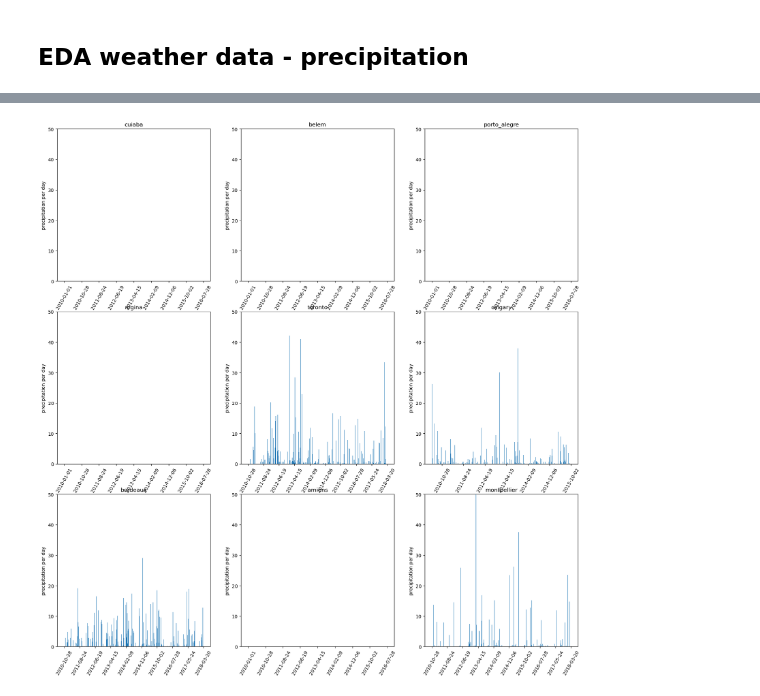
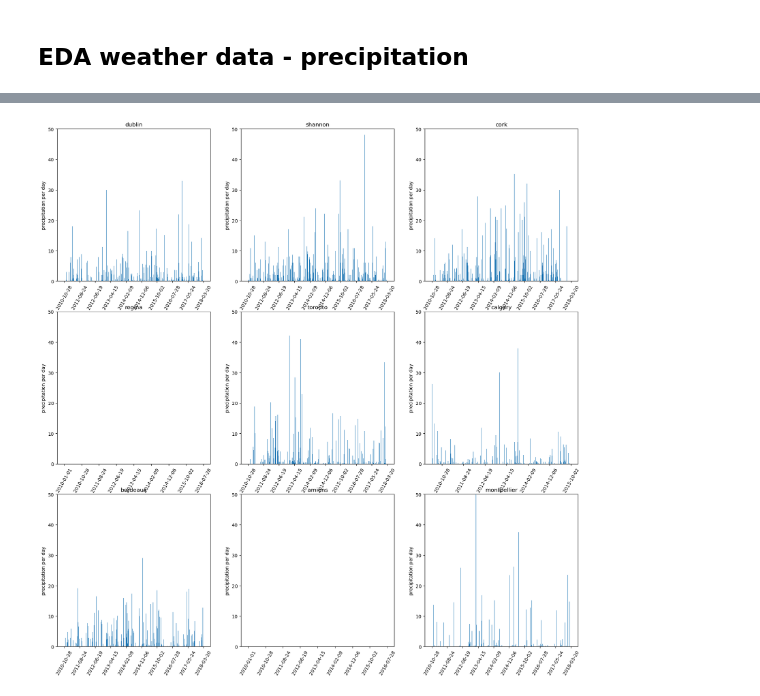
Before and after one commit to ElnazSaeidi/capstone-project-AEJS, a Jupyter notebook: weather_data_anja.ipynb, the cells around one changed output, grey strips where cells are left out. Saved outputs shown, nothing was run; the diff lists cells and outputs as text; code cells hidden in the pictures.

Commit message:
actualization of  the files Crop_Data_Anja.ipynb and weather_data_anja.ipynb

```diff
--- a/weather_data_anja.ipynb
+++ b/weather_data_anja.ipynb
@@ -278,9 +279,9 @@ tavg_df_month=tavg_df_month.drop('weather_date_day', axis='columns')
 #renaming the columns by using a dictionary
 
 city_station={
-    '83362':'cuiaba',
-    '82191':'belem',
-    '83967':'porto_alegre',
+    '03969':'dublin',
+    '03962':'shannon',
+    '03955':'cork',
     '71863':'regina',
     '71508':'toronto',
     '71877':'calgary',
@@ -439,7 +440,7 @@ for city in cities:
 #defining a new dataframe that contains the average temperature of all weather stations
 
 #dropping columns
-prec_df_brazil=weather_df_brazil.drop(['weather_tavg','weather_tmin','weather_tmax','weather_snow','weather_wdir','weather_wspd','weather_wpgt','weather_pres','weather_tsun'], axis='columns')
+prec_df_ire=weather_df_ire.drop(['weather_tavg','weather_tmin','weather_tmax','weather_snow','weather_wdir','weather_wspd','weather_wpgt','weather_pres','weather_tsun'], axis='columns')
 
 prec_df_can=weather_df_can.drop(['weather_tavg','weather_tmin','weather_tmax','weather_snow','weather_wdir','weather_wspd','weather_wpgt','weather_pres','weather_tsun'], axis='columns')
 
@@ -447,7 +448,7 @@ prec_df_fran=weather_df_fran.drop(['weather_tavg','weather_tmin','weather_tmax',
 
 #defining a large dataframe
 
-prec_df=pd.concat([prec_df_brazil,prec_df_can,prec_df_fran])
+prec_df=pd.concat([prec_df_ire,prec_df_can,prec_df_fran])
 prec_df
 # %% [output]
 |  | weather_date | weather_prcp | station |
@@ -466,14 +467,14 @@ prec_df
 # %%
 #creating an empty data frame including the weather_date to add the data of the other stations later
 
-prec_df_cuiaba=prec_df_brazil[prec_df_brazil['station']=='83362']
-prec_df_all=prec_df_cuiaba.drop(['station'], axis='columns')
+prec_df_dublin=prec_df_ire[prec_df_ire['station']=='03969']
+prec_df_all=prec_df_dublin.drop(['station'], axis='columns')
 prec_df_all
 
 #filtering the complete data set for the weather stations
 #adding the temperature data to the new dataset to have the temperature for each station in a column
 
-stations=['83362','82191','83967','71863','71508','71877','07510','07059','07643']
+stations=['03969','03962','03955','71863','71508','71877','07510','07059','07643']
 
 for station in stations:
        prec_df_temp=prec_df[prec_df['station']==station]
@@ -520,9 +521,9 @@ prec_df_month=prec_df_month.drop('weather_date_day', axis='columns')
 #renaming the columns by using a dictionary
 
 city_station={
-    '83362':'cuiaba',
-    '82191':'belem',
-    '83967':'porto_alegre',
+    '03969':'dublin',
+    '03962':'shannon',
+    '03955':'cork',
     '71863':'regina',
     '71508':'toronto',
     '71877':'calgary',
@@ -602,17 +603,17 @@ prec_df_all.describe().round()
 #converting the datatype of the weather date to datetime
 #prec_df_month['weather_date']=prec_df_month['weather_date'].astype('datetime64')
 
-city_station={
-    '83362':'cuiaba',
-    '82191':'belem',
-    '83967':'porto_alegre',
-    '71863':'regina',
-    '71508':'toronto',
-    '71877':'calgary',
-    '07510':'bordeaux',
-    '07059':'amiens',
-    '07643':'montpellier'
-}
+# city_station={
+#     '83362':'cuiaba',
+#     '82191':'belem',
+#     '83967':'porto_alegre',
+#     '71863':'regina',
+#     '71508':'toronto',
+#     '71877':'calgary',
+#     '07510':'bordeaux',
+#     '07059':'amiens',
+#     '07643':'montpellier'
+# }
 
 # dropping the 'weather_prcp_' from the column name
 
@@ -626,31 +627,31 @@ prec_df_all.sample(5)
 
 fig, axes = plt.subplots(3, 3, figsize=(20, 20))
 
 #cities as a list
 cities=prec_df_all.columns.tolist()
 cities.remove('weather_date')
 cities.remove('index')
 
 #creating the plots
 #indexes for the positions of the graphs
 
 i=0
 j=0
 n=0
 m=0
 
 for city in cities:
 
     axes[i][j].bar(prec_df_all['weather_date'], prec_df_all[city])
     axes[i][j].set_xticklabels(prec_df_all['weather_date'].astype(str)[::300], rotation=60)
     axes[i][j].set_title(city)
     axes[i][j].set_ylim(0,50)
     axes[i][j].set_ylabel('precipitation per day')
 
     n=n+0.34
     i=int(n)
 
     m=m+1
     j=m%3
 # %% [output]
-[figure, old version]
+[figure, new version]
```
Also changed, not shown: parts of 13 cells of this notebook, 2 other files.
